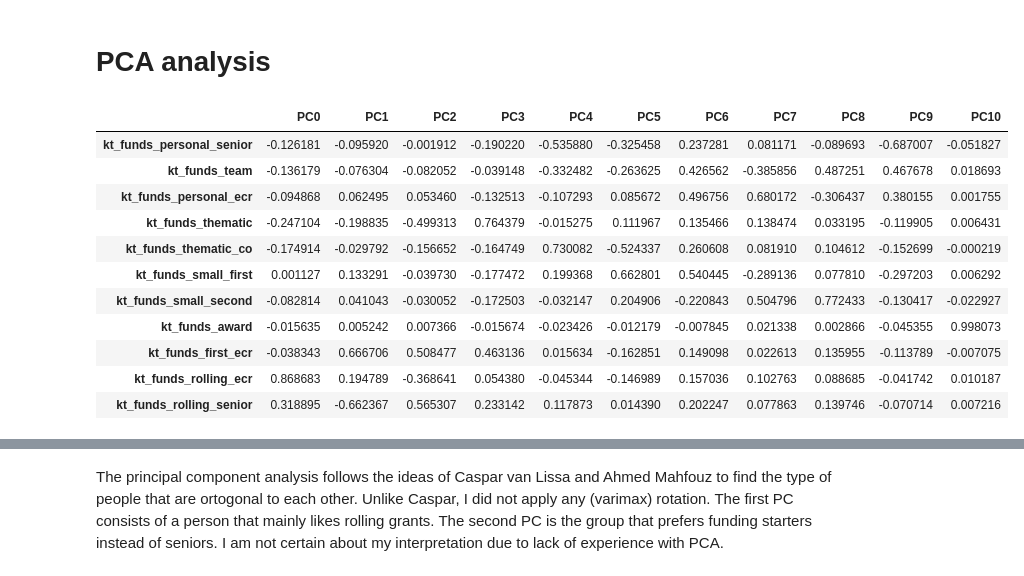
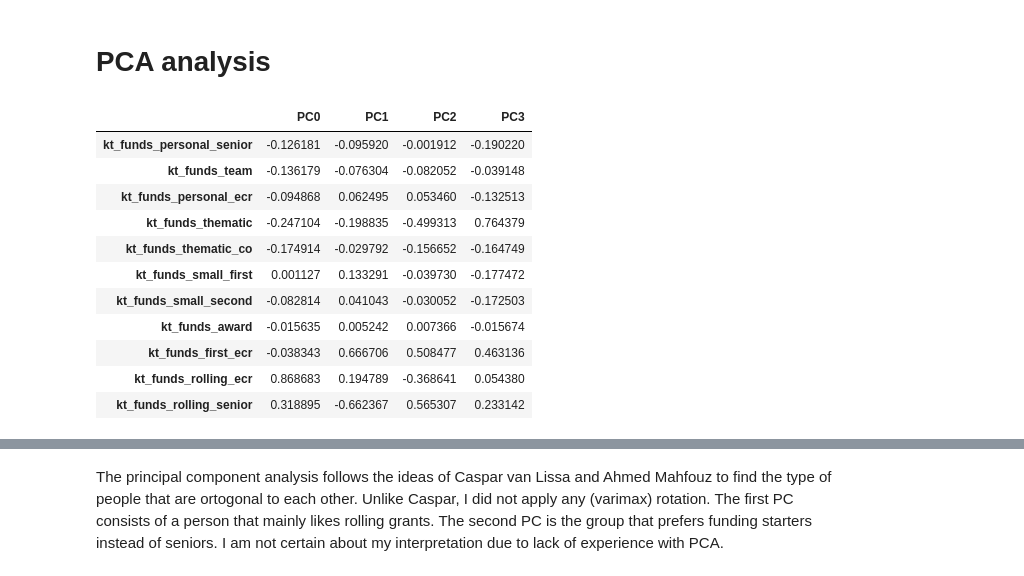
Before and after one commit to DeJongeAkademie/FundingConsultation2022, a Jupyter notebook: python/Rolling grants, competitive funding, or awards?.ipynb, the cells around one changed output, grey strips where cells are left out. Cells and saved outputs as stored; diff of their text form; code cells hidden in the pictures.

```diff
--- a/python/Rolling grants, competitive funding, or awards?.ipynb
+++ b/python/Rolling grants, competitive funding, or awards?.ipynb
@@ -178,3 +179,11 @@ Text(0, 0.5, 'Percentage van totaal budget')
 [figure]
 # %% [markdown]
 This analysis shows people on temporary contracts are the group that largely prefers competition. This can be either because they don't have access to the rolling grants, or because they have not been disappointed yet by the system.
+# %%
+mask = df.columns.str.contains('funds_available|discipline|pos5|kt_funds_*')
+df_kt = df.iloc[:, mask].copy()
+df_kt = df_kt.dropna()
+
+# CvH: I readded the normalization to allow the notebook to produce correct results at a "Run all"
+for col in df_kt.iloc[:, df_kt.columns.str.contains('kt_funds*')]:
+    df_kt.loc[:, col] /= df_kt.loc[:, 'funds_available']
@@ -200,25 +236,26 @@ df_kt = df_kt.iloc[:, mask].copy()
 # Do not scale the data as all variables are in the same units.
 df_normalized = df_kt.copy()
 
-pca = PCA()
-# pca = FactorAnalysis(rotation="varimax", n_components=11)
+n_components = 4
+pca = PCA(n_components=n_components)
+# pca = FactorAnalysis(rotation="varimax", n_components=n_components)
 df_normalized = pca.fit_transform(df_normalized)
 # %%
 # Reformat and view results
 loadings = pd.DataFrame(pca.components_.T,
-columns = [ 'PC%s' % _ for _ in range(len(df_kt.columns)) ],
+columns = [ 'PC%s' % _ for _ in range(n_components) ],
 index = df_kt.columns)
 loadings
 # %% [output]
-|  | PC0 | PC1 | PC2 | PC3 | PC4 | PC5 | PC6 | PC7 | PC8 | PC9 | PC10 |
-| kt_funds_personal_senior | -0.126181 | -0.095920 | -0.001912 | -0.190220 | -0.535880 | -0.325458 | 0.237281 | 0.081171 | -0.089693 | -0.687007 | -0.051827 |
-| kt_funds_team | -0.136179 | -0.076304 | -0.082052 | -0.039148 | -0.332482 | -0.263625 | 0.426562 | -0.385856 | 0.487251 | 0.467678 | 0.018693 |
-| kt_funds_personal_ecr | -0.094868 | 0.062495 | 0.053460 | -0.132513 | -0.107293 | 0.085672 | 0.496756 | 0.680172 | -0.306437 | 0.380155 | 0.001755 |
-| kt_funds_thematic | -0.247104 | -0.198835 | -0.499313 | 0.764379 | -0.015275 | 0.111967 | 0.135466 | 0.138474 | 0.033195 | -0.119905 | 0.006431 |
-| kt_funds_thematic_co | -0.174914 | -0.029792 | -0.156652 | -0.164749 | 0.730082 | -0.524337 | 0.260608 | 0.081910 | 0.104612 | -0.152699 | -0.000219 |
-| kt_funds_small_first | 0.001127 | 0.133291 | -0.039730 | -0.177472 | 0.199368 | 0.662801 | 0.540445 | -0.289136 | 0.077810 | -0.297203 | 0.006292 |
-| kt_funds_small_second | -0.082814 | 0.041043 | -0.030052 | -0.172503 | -0.032147 | 0.204906 | -0.220843 | 0.504796 | 0.772433 | -0.130417 | -0.022927 |
-| kt_funds_award | -0.015635 | 0.005242 | 0.007366 | -0.015674 | -0.023426 | -0.012179 | -0.007845 | 0.021338 | 0.002866 | -0.045355 | 0.998073 |
-| kt_funds_first_ecr | -0.038343 | 0.666706 | 0.508477 | 0.463136 | 0.015634 | -0.162851 | 0.149098 | 0.022613 | 0.135955 | -0.113789 | -0.007075 |
-| kt_funds_rolling_ecr | 0.868683 | 0.194789 | -0.368641 | 0.054380 | -0.045344 | -0.146989 | 0.157036 | 0.102763 | 0.088685 | -0.041742 | 0.010187 |
-| kt_funds_rolling_senior | 0.318895 | -0.662367 | 0.565307 | 0.233142 | 0.117873 | 0.014390 | 0.202247 | 0.077863 | 0.139746 | -0.070714 | 0.007216 |
+|  | PC0 | PC1 | PC2 | PC3 |
+| kt_funds_personal_senior | -0.126181 | -0.095920 | -0.001912 | -0.190220 |
+| kt_funds_team | -0.136179 | -0.076304 | -0.082052 | -0.039148 |
+| kt_funds_personal_ecr | -0.094868 | 0.062495 | 0.053460 | -0.132513 |
+| kt_funds_thematic | -0.247104 | -0.198835 | -0.499313 | 0.764379 |
+| kt_funds_thematic_co | -0.174914 | -0.029792 | -0.156652 | -0.164749 |
+| kt_funds_small_first | 0.001127 | 0.133291 | -0.039730 | -0.177472 |
+| kt_funds_small_second | -0.082814 | 0.041043 | -0.030052 | -0.172503 |
+| kt_funds_award | -0.015635 | 0.005242 | 0.007366 | -0.015674 |
+| kt_funds_first_ecr | -0.038343 | 0.666706 | 0.508477 | 0.463136 |
+| kt_funds_rolling_ecr | 0.868683 | 0.194789 | -0.368641 | 0.054380 |
+| kt_funds_rolling_senior | 0.318895 | -0.662367 | 0.565307 | 0.233142 |
```
Also changed, not shown: parts of 7 cells of this notebook.
